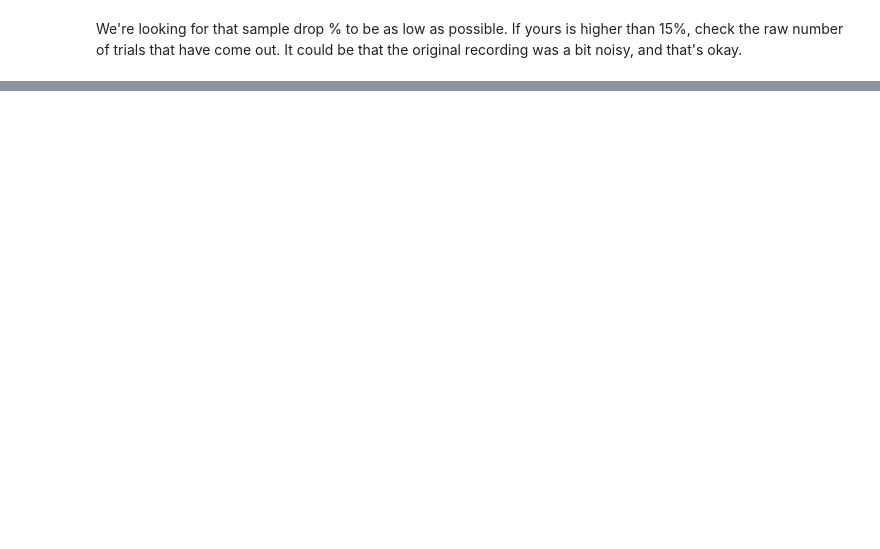
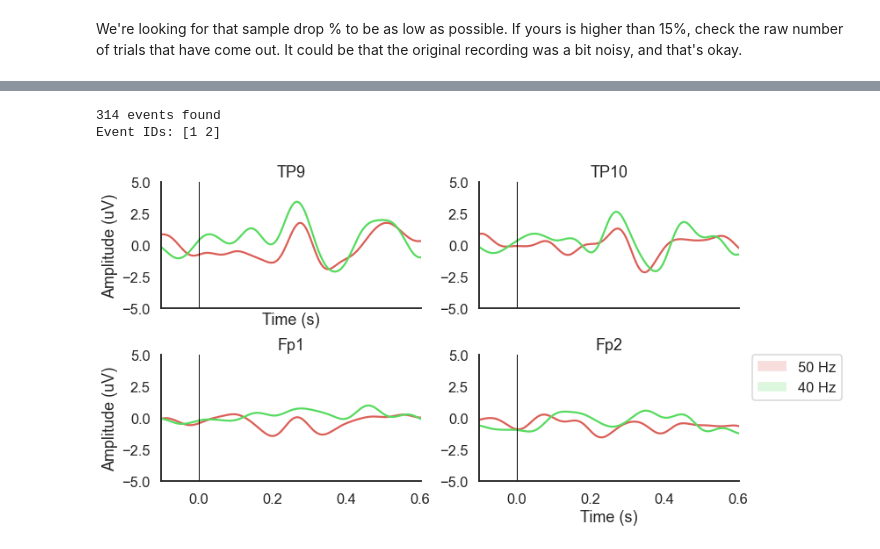
Before and after one commit to tmvchan/intro-eeg-nd, a Jupyter notebook: introeeg_labs/SSAEP_lab.ipynb, the cells around one changed output, grey strips where cells are left out. Cells and saved outputs as stored; diff of their text form; code cells hidden in the pictures; blank space fills up the shorter version.

```diff
--- a/introeeg_labs/SSAEP_lab.ipynb
+++ b/introeeg_labs/SSAEP_lab.ipynb
@@ -139,2 +206,2 @@ tfr.plot(picks=[3], baseline=(-0.5, -0.1), mode='logratio',
 # %%
-raw_filt = raw.copy().filter(3, 30, method='iir')
+raw_filt = raw.copy().filter(0.1, 10, method='iir')
@@ -143,14 +219,20 @@ events = find_events(raw)
 event_id = {stim_freqs_str[0]: 1, stim_freqs_str[1]: 2}
 
 epochs = Epochs(raw_filt, events=events, event_id=event_id,
-                tmin=-1, tmax=3, baseline=None,
+                tmin=-0.1, tmax=0.6, baseline=None,
                 reject={'eeg': 100e-6}, preload=True,
                 verbose=False, picks=[0, 1, 2, 3])
+# %% [output]
+314 events found
+Event IDs: [1 2]
 # %%
 conditions = OrderedDict()
 conditions[stim_freqs_str[0]] = [1]
 conditions[stim_freqs_str[1]] = [2]
 
 fig, ax = plot_conditions(epochs, conditions=conditions,
                                 ci=97.5, n_boot=1, title='',
-                                diff_waveform=None, ylim=(-5, 5))
+                                diff_waveform=None, channel_order=[0,1,3,2],
+                                  ylim=(-5, 5))
+# %% [output]
+[figure, added]
```
Also changed, not shown: parts of 7 cells of this notebook, 3 other files.
